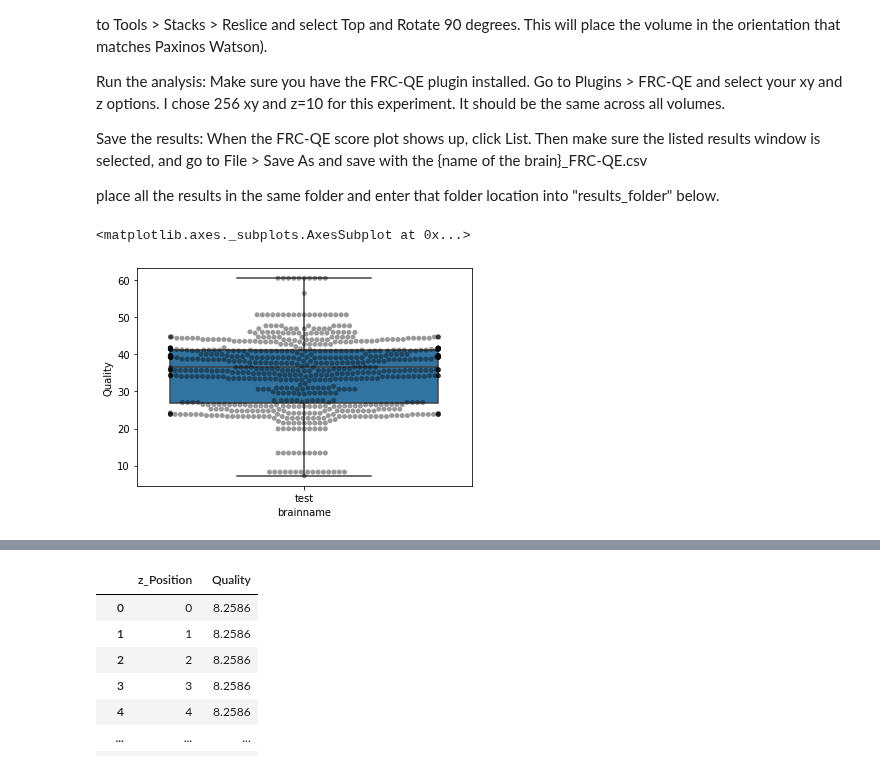
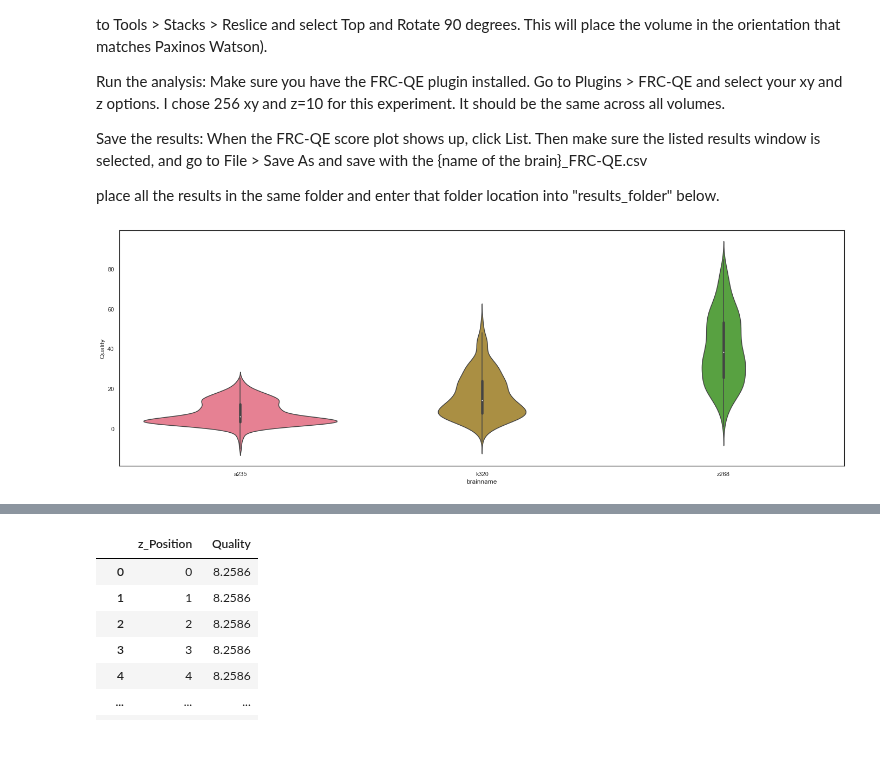
Before and after one commit to PrincetonUniversity/BrainPipe, a Jupyter notebook: tools/analysis/quantify_clearness.ipynb, the cells around one changed output, grey strips where cells are left out. Drawn from its saved outputs; the diff is of its cells as text; code cells hidden in the pictures.

```diff
--- a/tools/analysis/quantify_clearness.ipynb
+++ b/tools/analysis/quantify_clearness.ipynb
@@ -37,8 +30,10 @@ for brainname in brains:
     else:
         all_braindata = pd.concat([all_braindata,braindata])
 # %%
-sns.boxplot(x="brainname",y="Quality",data=braindata)
-sns.swarmplot(x="brainname",y="Quality",data=braindata,alpha=0.4, color="k")
+sns.set(style="white",rc={'figure.figsize':(24,8)},palette="husl")
+sns.violinplot(x="brainname",y="Quality",data=subd)
+#sns.swarmplot(x="brainname",y="Quality",data=subd,alpha=0.05,color="k")
+
+plt.savefig('/Users/emilydennis/Desktop/plt2.eps')
 # %% [output]
-<matplotlib.axes._subplots.AxesSubplot at 0x...>
-[figure, old version]
+[figure, new version]
```
Also changed, not shown: parts of 7 cells of this notebook, 1 other file.
